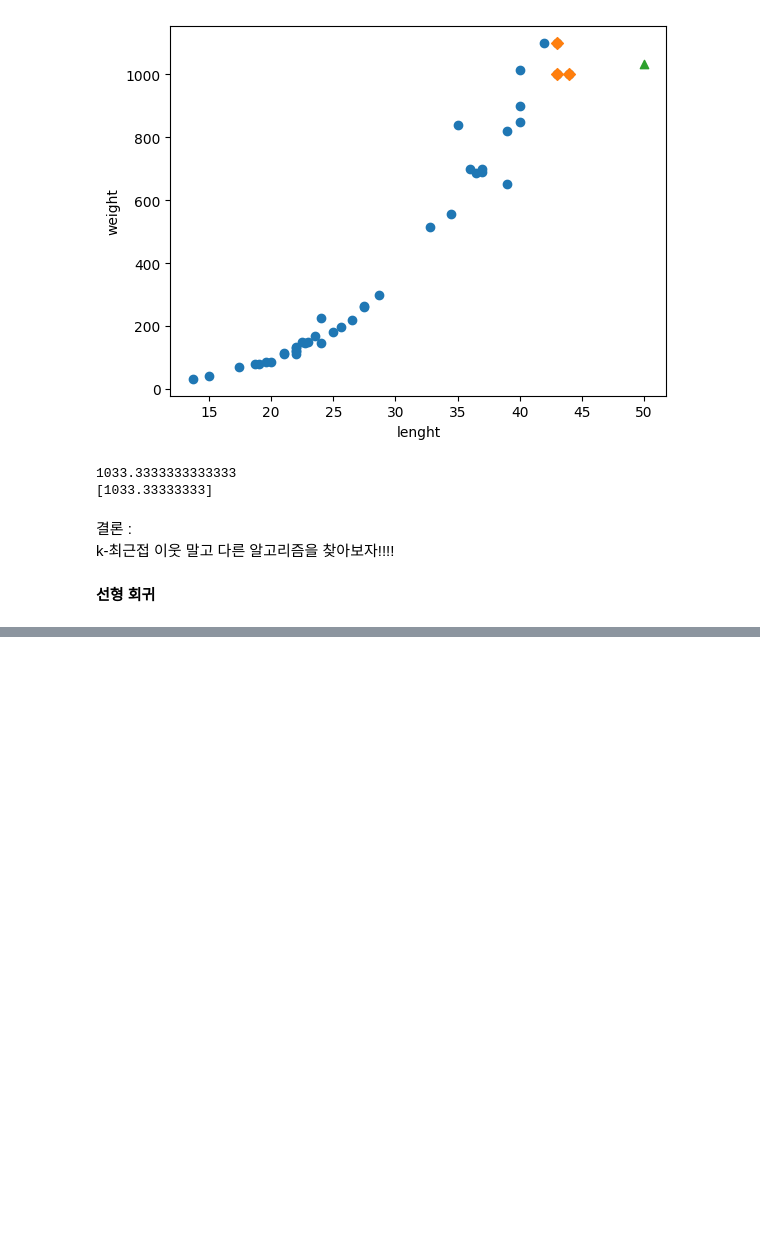
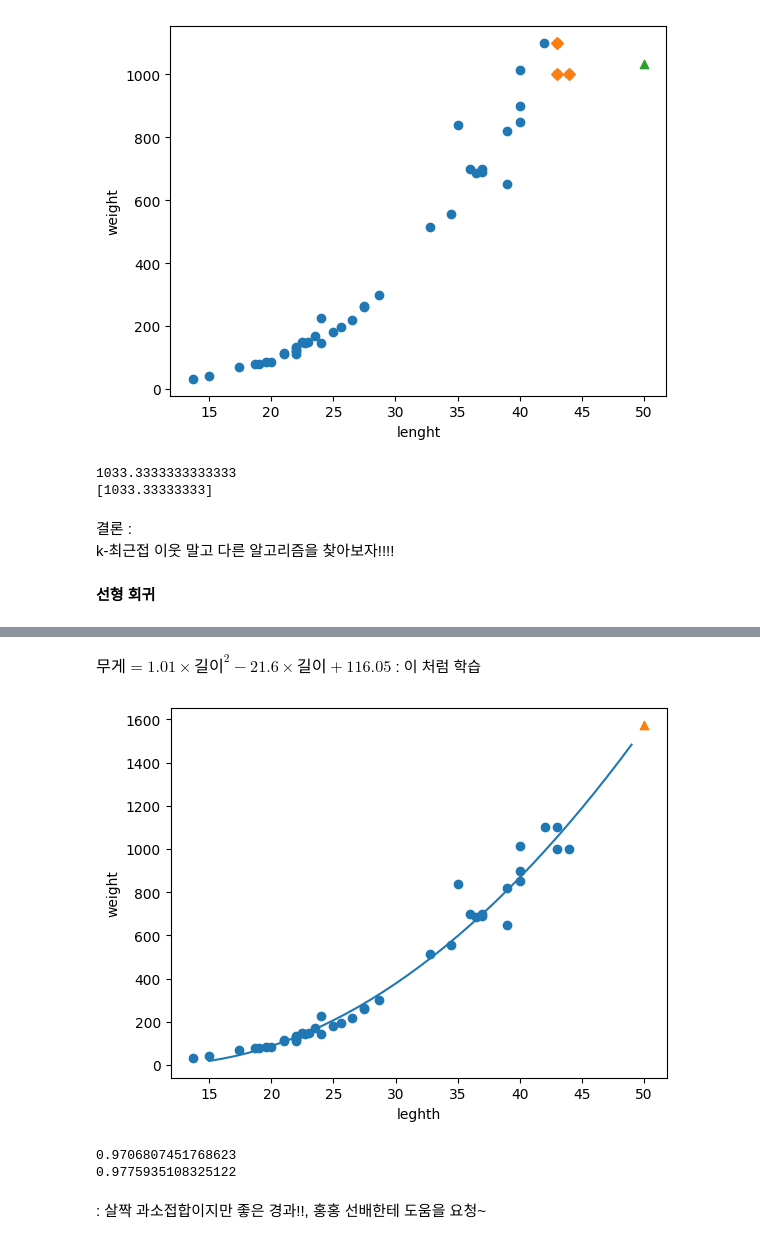
Before and after one commit to soeun823/hon_gong_machine, a Jupyter notebook: chapter3.ipynb, the cells around one changed output, grey strips where cells are left out. Drawn from its saved outputs; the diff is of its cells as text; code cells hidden in the pictures; blank space fills up the shorter version.

Commit message:
feat :: 선형회귀 구현 , 과소접합이 있음

```diff
--- a/chapter3.ipynb
+++ b/chapter3.ipynb
@@ -163,0 +208,22 @@ k-최근접 이웃 말고 다른 알고리즘을 찾아보자!!!!
+# %% [markdown]
+$무게 = 1.01 \times 길이^2 -21.6 \times 길이 + 116.05$
+: 이 처럼 학습
+# %%
+point = np.arange(15,50)
+plt.scatter(train_input, train_target)
+plt.plot(point, 1.01*point**2 - 21.6 * point + 116.05)
+
+plt.scatter(50, 1574, marker='^')
+plt.xlabel('leghth')
+plt.ylabel('weight')
+plt.show()
+# %% [output]
+[figure, added]
+# %%
+print(lr.score(train_poly, train_target))
+print(lr.score(test_poly, test_target))
+# %% [output]
+0.9706807451768623
+0.9775935108325122
+# %% [markdown]
+: 살짝 과소접합이지만 좋은 경과!!, 홍홍 선배한테 도움을 요청~
```
Also changed, not shown: parts of 8 cells of this notebook.
